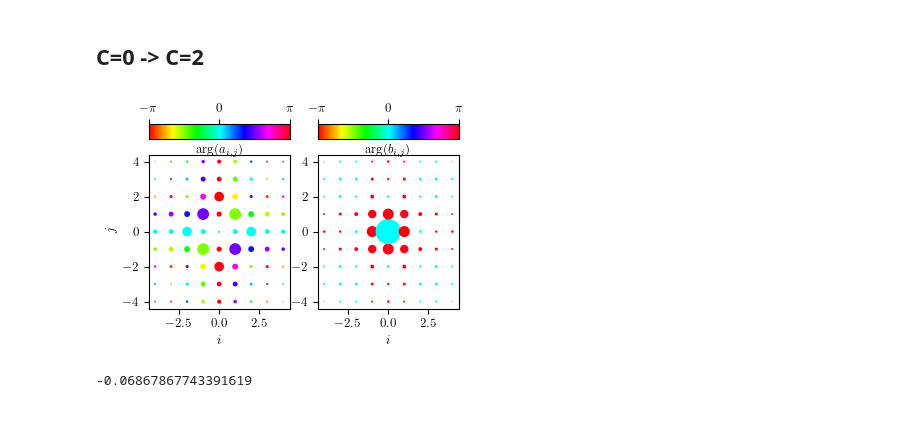
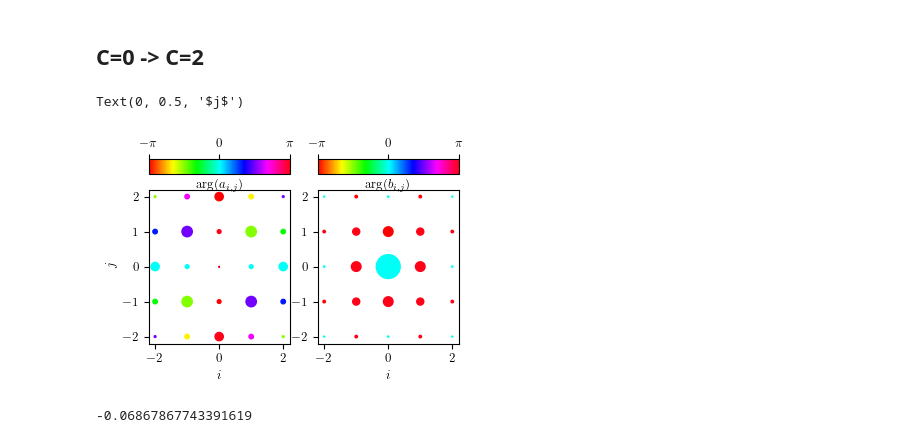
Before and after one commit to hainingpan/GTN, a Jupyter notebook: test_2d.ipynb, the cells around one changed output. Saved outputs shown, nothing was run; the diff lists cells and outputs as text; code cells hidden in the pictures.

```diff
--- a/test_2d.ipynb
+++ b/test_2d.ipynb
@@ -642,27 +732,34 @@ Text(0, 0.5, '${\\nu}$')
 # %% [markdown]
 ## C=0 -> C=2
 # %%
-gtn2=GTN2(Lx=15,Ly=15,history=False,random_init=True,bcx=1,bcy=1,seed=0,orbit=2,nshell=4,op=True)
-gtn2.a_i,gtn2.b_i = amplitude(gtn2.nshell,tau=[0,1],geometry='square',lower=True,mu=1,C=2)
-gtn2.A_i,gtn2.B_i = amplitude(gtn2.nshell,tau=[1,0],geometry='square',lower=False,mu=1,C=2)
+gtn2=GTN2(Lx=15,Ly=15,history=False,random_init=True,bcx=1,bcy=1,seed=0,orbit=2,nshell=2,layer=2)
+mu_list=[1]
+gtn2.a_i={}
+gtn2.b_i={}
+gtn2.A_i={}
+gtn2.B_i={}
+for mu in mu_list:
+    gtn2.a_i[mu],gtn2.b_i[mu] = amplitude(gtn2.nshell,tau=[0,1],geometry='square',lower=True,mu=mu,C=2)
+    gtn2.A_i[mu],gtn2.B_i[mu] = amplitude(gtn2.nshell,tau=[1,0],geometry='square',lower=False,mu=mu,C=2)
 # %%
 fig,ax=plt.subplots(1,2,figsize=(4,2))
-
-i_list,j_list,a_list=convert_to_list(gtn2.a_i)
+mu=1
+i_list,j_list,a_list=convert_to_list(gtn2.a_i[mu])
 im=ax[0].scatter(i_list,j_list,s=400*np.abs(a_list),c=np.angle(a_list),vmin=-np.pi,vmax=np.pi,cmap='hsv')
 
-i_list,j_list,b_list=convert_to_list(gtn2.b_i)
+i_list,j_list,b_list=convert_to_list(gtn2.b_i[mu])
 im=ax[1].scatter(i_list,j_list,s=400*np.abs(b_list),c=np.angle(b_list),vmin=-np.pi,vmax=np.pi,cmap='hsv')
 
 place_color_bar_top(im,ax[0],r'$\arg(a_{i,j})$')
 place_color_bar_top(im,ax[1],r'$\arg(b_{i,j})$')
 
 [ax.set_xlabel('$i$') for ax in ax]
 ax[0].set_ylabel('$j$')
 
-fig.savefig('mu1_nshell4_C2.pdf',bbox_inches='tight')
+# fig.savefig('mu1_nshell4_C2.pdf',bbox_inches='tight')
 # %% [output]
+Text(0, 0.5, '$j$')
-[figure, old version]
+[figure, new version]
 # %%
 A_idx_0,B_idx_0,C_idx_0 = gtn2.generate_tripartite_circle()
 # %%
```
Also changed, not shown: parts of 44 cells of this notebook, 2 other files.
